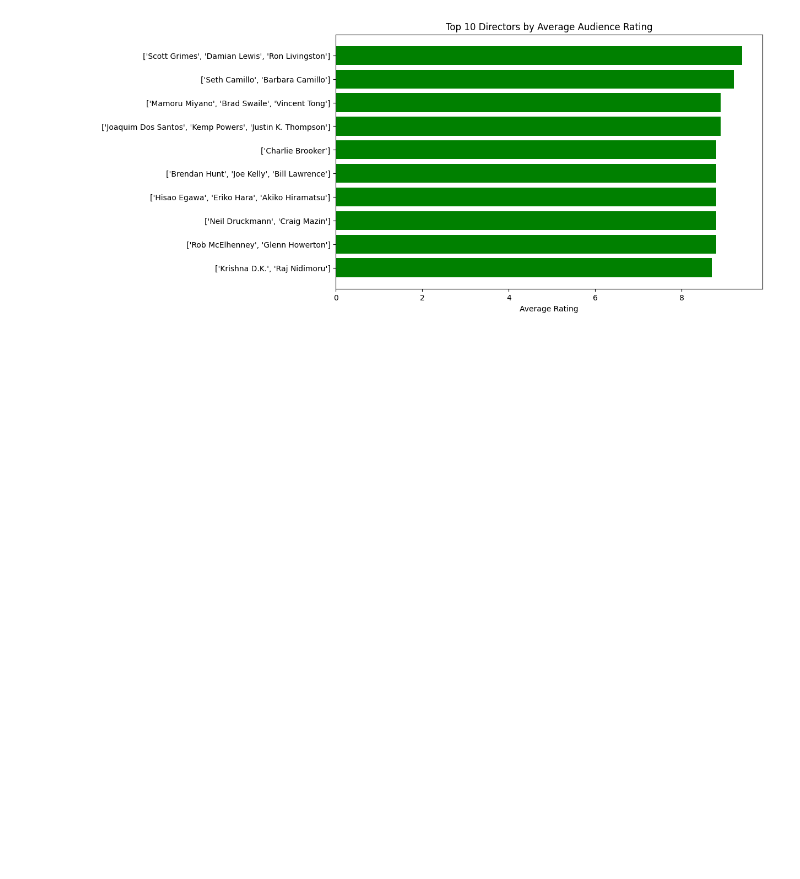
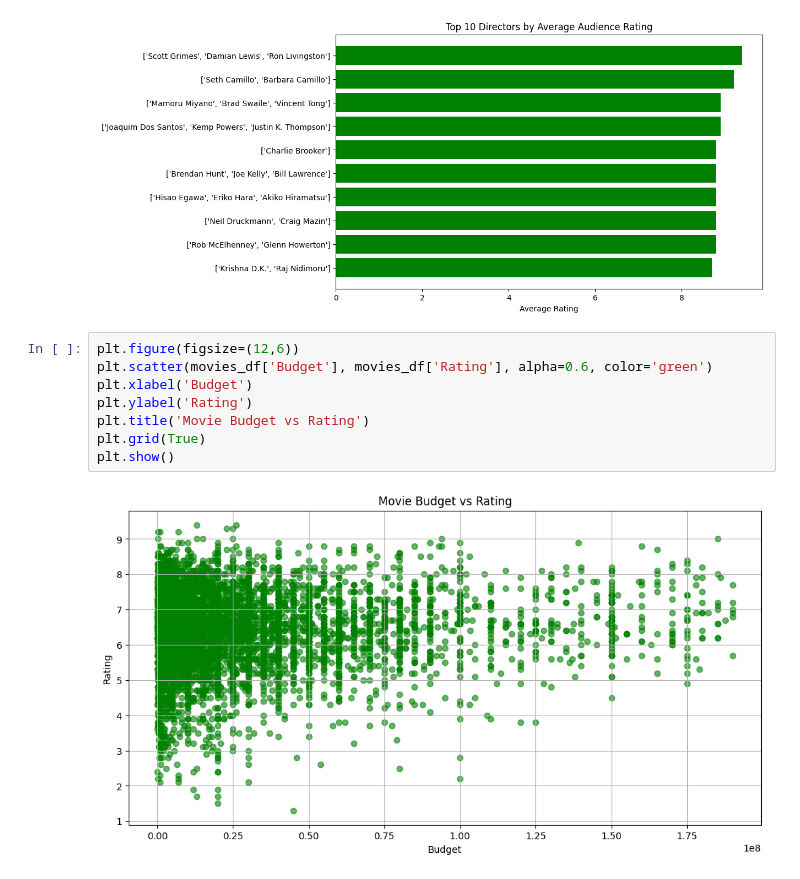
Before and after one commit to stanleyotieno1/Data-analysis-assignment, a Jupyter notebook: Jupyter-files/movies.ipynb, the cells around one changed output. Saved outputs shown, nothing was run; the diff lists cells and outputs as text; blank space fills up the shorter version.

```diff
--- a/Jupyter-files/movies.ipynb
+++ b/Jupyter-files/movies.ipynb
@@ -194,3 +208,13 @@ plt.gca().invert_yaxis()
 plt.show()
 # %% [output]
 [figure]
+# %%
+plt.figure(figsize=(12,6))
+plt.scatter(movies_df['Budget'], movies_df['Rating'], alpha=0.6, color='green')
+plt.xlabel('Budget')
+plt.ylabel('Rating')
+plt.title('Movie Budget vs Rating')
+plt.grid(True)
+plt.show()
+# %% [output]
+[figure, added]
```
Also changed, not shown: parts of 3 cells of this notebook.
